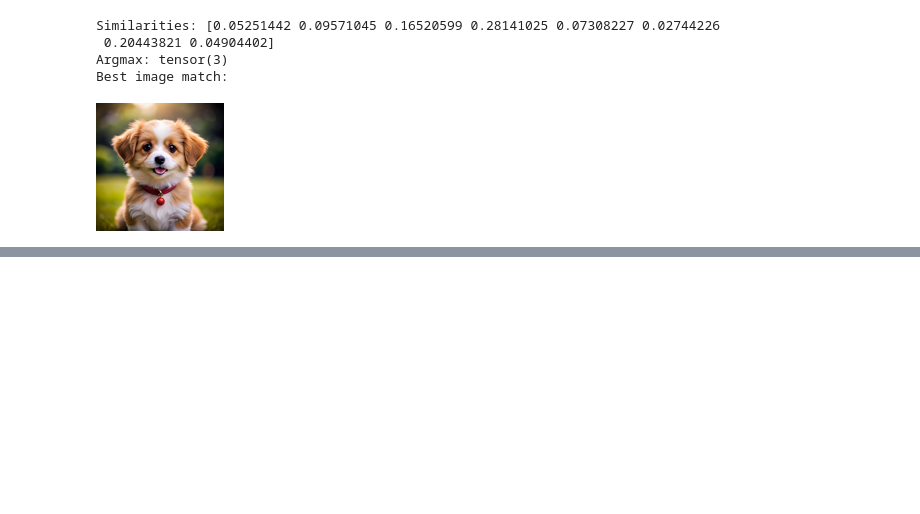
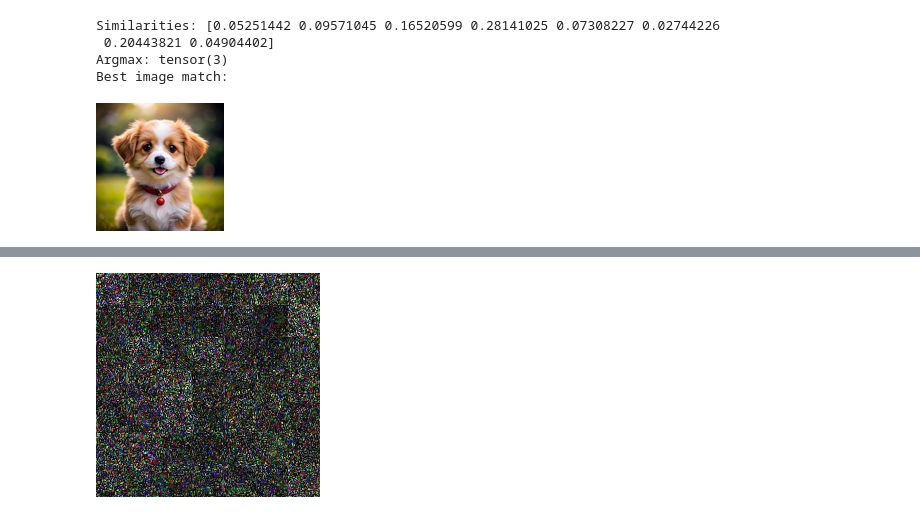
Before and after one commit to FlyingMatrix/clip, a Jupyter notebook: clip.ipynb, the cells around one changed output, grey strips where cells are left out. Cells and saved outputs as stored; diff of their text form; code cells hidden in the pictures; blank space fills up the shorter version.

```diff
--- a/clip.ipynb
+++ b/clip.ipynb
@@ -142,0 +185,9 @@ model.to(device)
+# %%
+def tensor_to_pil(tensor):
+    # Remove batch dimension if present (e.g., shape [1, 3, H, W] -> [3, H, W])
+    if tensor.ndim == 4:
+        tensor = tensor.squeeze(0)
+    # Detach from the computation graph, move to CPU, and convert to PIL Image
+    return T.ToPILImage()(tensor.detach().cpu())
+
+tensor_to_pil(im)
@@ -142,0 +201,5 @@ model.to(device)
+# %%
+# Viewing the difference between the start image and the final result
+tensor_to_pil(torch.abs(start_im - im)*2)
+# %% [output]
+[figure, added]
```
Also changed, not shown: parts of 3 cells of this notebook.
